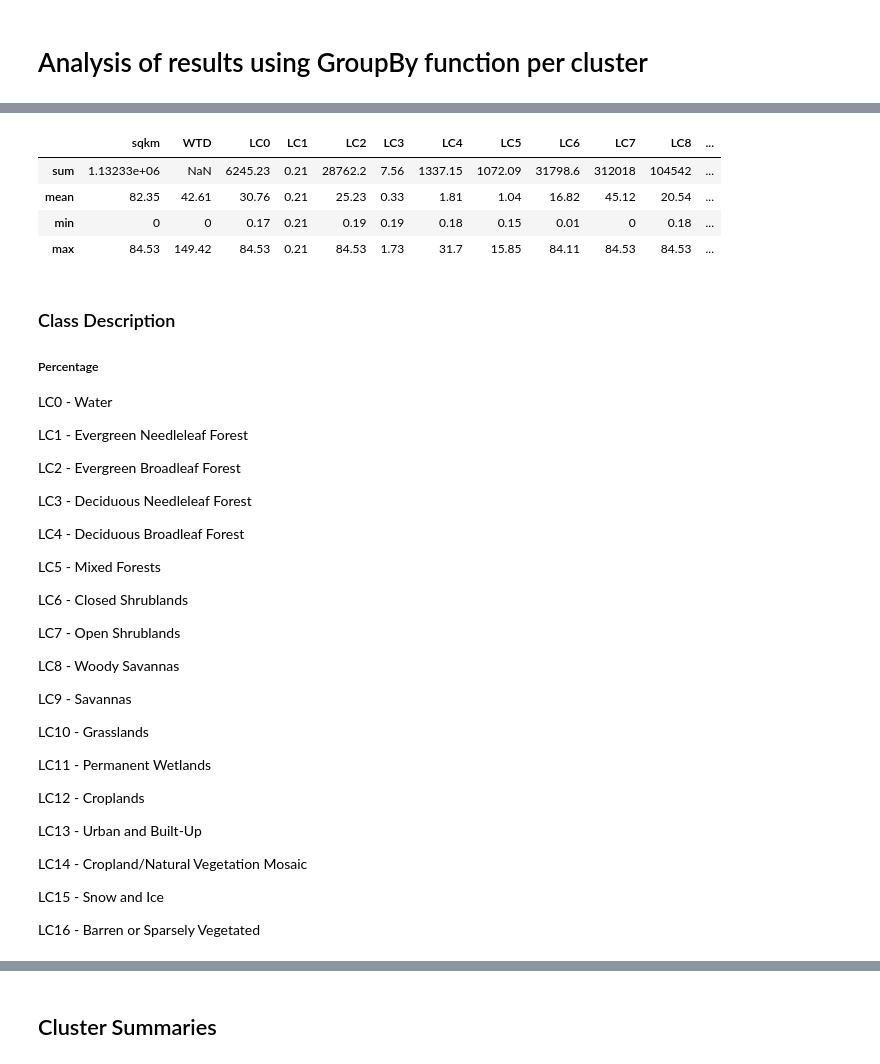
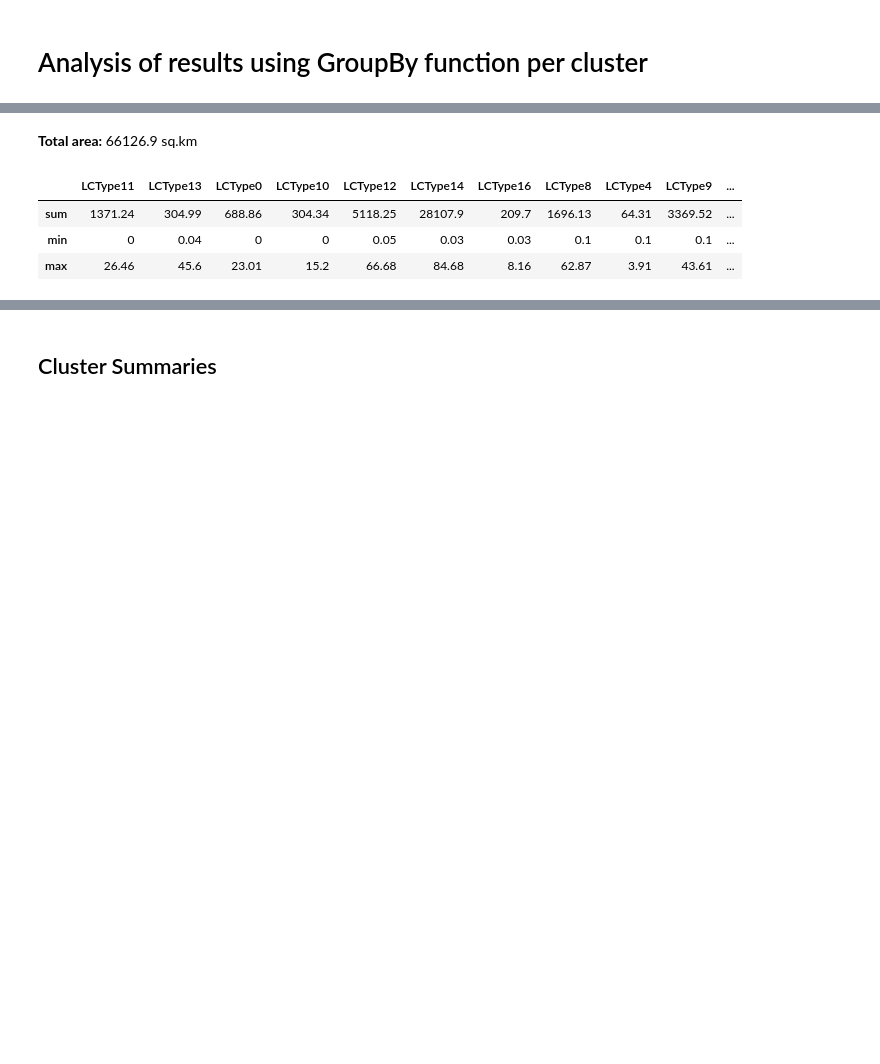
Before and after one commit to akorkovelos/un-clews-gis-work, a Jupyter notebook: GroupBy_analysis.ipynb, the cells around one changed output, grey strips where cells are left out. Saved outputs shown, nothing was run; the diff lists cells and outputs as text; code cells hidden in the pictures; blank space fills up the shorter version.

```diff
--- a/GroupBy_analysis.ipynb
+++ b/GroupBy_analysis.ipynb
@@ -29,0 +44,3 @@ data_gdf = gpd.read_file(out_path + "\\" + shp_nm)
+# %%
+origin_list_of_cols = list(origin_data_gdf.columns)
+final_list_of_cols = list(final_data_gdf.columns)
@@ -51,2 +70,12 @@ lc_cols = ['LC0', 'LC1', 'LC2', 'LC3', 'LC4', 'LC5', 'LC6', 'LC7', 'LC8',
+# %%
+# Identify land cover related columns
+landCover_cols = []
+for col in final_list_of_cols:
+    if "LCType" in col:
+        landCover_cols.append(col)
+if not landCover_cols:
+    print ("There is not any Land Cover associated column in the dataframe; please revise")
+else:
+    pass
 # %%
-data_gdf_LCsqkm = calc_LC_sqkm(data_gdf, lc_cols)
+data_gdf_LCsqkm = calc_LC_sqkm(final_data_gdf, landCover_cols)
@@ -176,5 +82,18 @@ summary_table.LC16[3] = round(data_gdf_LCsqkm.LC16.max(),2)
+# %%
+# list of stast to be calculated
+lc_sum_rows = ['sum', 'min', 'max']
+
+# initiate the summary table
+LC_summary_table = pd.DataFrame(index=lc_sum_rows, columns=landCover_cols)
+
+# filling in the table
+for col in landCover_cols:
+    LC_summary_table[col][0] = round(data_gdf_LCsqkm[col].sum(),2)
+    LC_summary_table[col][1] = round(data_gdf_LCsqkm[col].min(),2)
+    LC_summary_table[col][2] = round(data_gdf_LCsqkm[col].max(),2)
 # %%
-display(Markdown('### Country Summary \n These are the summarized results for Ethiopia'))
-display(summary_table)
-display(Markdown('### Class Description \n ##### Percentage \n LC0 - Water \n\n LC1 - Evergreen Needleleaf Forest \n\n LC2 - Evergreen Broadleaf Forest \n\n  LC3 - Deciduous Needleleaf Forest \n\n LC4 - Deciduous Broadleaf Forest \n\n LC5 - Mixed Forests \n\n LC6 - Closed Shrublands \n\n LC7 - Open Shrublands \n\n LC8 - Woody Savannas \n\n LC9 - Savannas \n\n LC10 - Grasslands \n\n LC11 - Permanent Wetlands \n\n LC12 - Croplands \n\n LC13 - Urban and Built-Up \n\n LC14 - Cropland/Natural Vegetation Mosaic \n\n LC15 - Snow and Ice \n\n LC16 - Barren or Sparsely Vegetated'))
+display(Markdown('###  These are the summarized results for land cover (sq.km) in **{}**'.format(country_name)))
+display(Markdown(' **Total area:** {:0.1f} sq.km'.format(data_gdf_LCsqkm.sqkm.sum())))
+display(LC_summary_table)
+display(Markdown('#### Class Description \n\n LCType0 - Water \n\n LCType1 - Evergreen Needleleaf Forest \n\n LCType2 - Evergreen Broadleaf Forest \n\n  LCType3 - Deciduous Needleleaf Forest \n\n LCType4 - Deciduous Broadleaf Forest \n\n LCType5 - Mixed Forests \n\n LCType6 - Closed Shrublands \n\n LCType7 - Open Shrublands \n\n LCType8 - Woody Savannas \n\n LCType9 - Savannas \n\n LCType10 - Grasslands \n\n LCType11 - Permanent Wetlands \n\n LCType12 - Croplands \n\n LCType13 - Urban and Built-Up \n\n LCType14 - Cropland/Natural Vegetation Mosaic \n\n LCType15 - Snow and Ice \n\n LCType16 - Barren or Sparsely Vegetated'))
 # %% [output]
@@ -183,40 +101,5 @@ display(Markdown('### Class Description \n ##### Percentage \n LC0 - Water \n\n
+ **Total area:** 66126.9 sq.km
-|  | sqkm | WTD | LC0 | LC1 | LC2 | LC3 | LC4 | LC5 | LC6 | LC7 | LC8 | ... |
-| sum | 1.13233e+06 | NaN | 6245.23 | 0.21 | 28762.2 | 7.56 | 1337.15 | 1072.09 | 31798.6 | 312018 | 104542 | ... |
-| mean | 82.35 | 42.61 | 30.76 | 0.21 | 25.23 | 0.33 | 1.81 | 1.04 | 16.82 | 45.12 | 20.54 | ... |
-| min | 0 | 0 | 0.17 | 0.21 | 0.19 | 0.19 | 0.18 | 0.15 | 0.01 | 0 | 0.18 | ... |
-| max | 84.53 | 149.42 | 84.53 | 0.21 | 84.53 | 1.73 | 31.7 | 15.85 | 84.11 | 84.53 | 84.53 | ... |
+|  | LCType11 | LCType13 | LCType0 | LCType10 | LCType12 | LCType14 | LCType16 | LCType8 | LCType4 | LCType9 | ... |
+| sum | 1371.24 | 304.99 | 688.86 | 304.34 | 5118.25 | 28107.9 | 209.7 | 1696.13 | 64.31 | 3369.52 | ... |
+| min | 0 | 0.04 | 0 | 0 | 0.05 | 0.03 | 0.03 | 0.1 | 0.1 | 0.1 | ... |
+| max | 26.46 | 45.6 | 23.01 | 15.2 | 66.68 | 84.68 | 8.16 | 62.87 | 3.91 | 43.61 | ... |
-### Class Description
- ##### Percentage
- LC0 - Water
-
- LC1 - Evergreen Needleleaf Forest
-
- LC2 - Evergreen Broadleaf Forest
-
-  LC3 - Deciduous Needleleaf Forest
-
- LC4 - Deciduous Broadleaf Forest
-
- LC5 - Mixed Forests
-
- LC6 - Closed Shrublands
-
- LC7 - Open Shrublands
-
- LC8 - Woody Savannas
-
- LC9 - Savannas
-
- LC10 - Grasslands
-
- LC11 - Permanent Wetlands
-
- LC12 - Croplands
-
- LC13 - Urban and Built-Up
-
- LC14 - Cropland/Natural Vegetation Mosaic
-
- LC15 - Snow and Ice
-
- LC16 - Barren or Sparsely Vegetated
```
Also changed, not shown: parts of 50 cells of this notebook, 2 other files.
